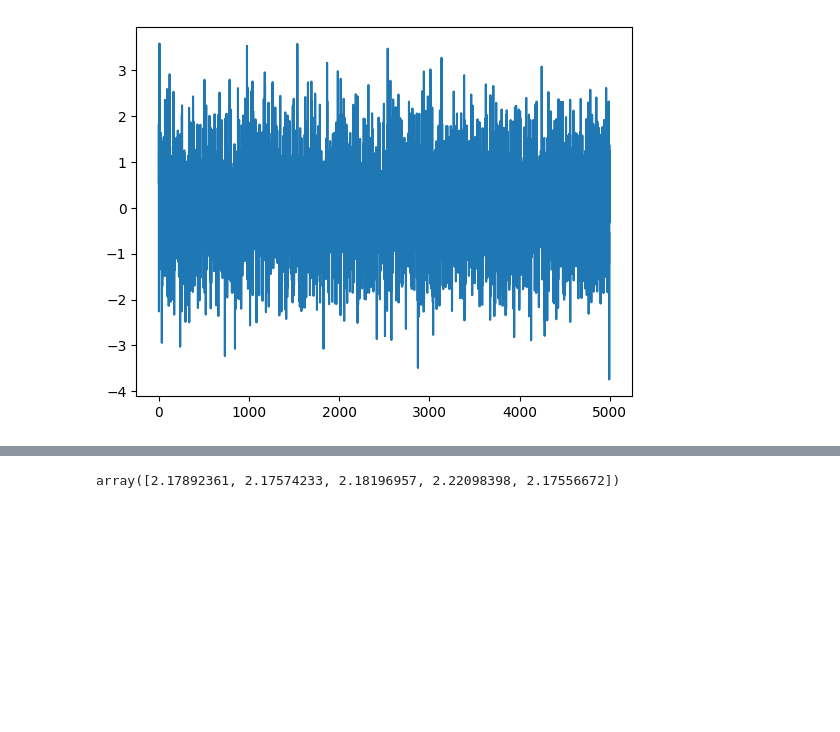
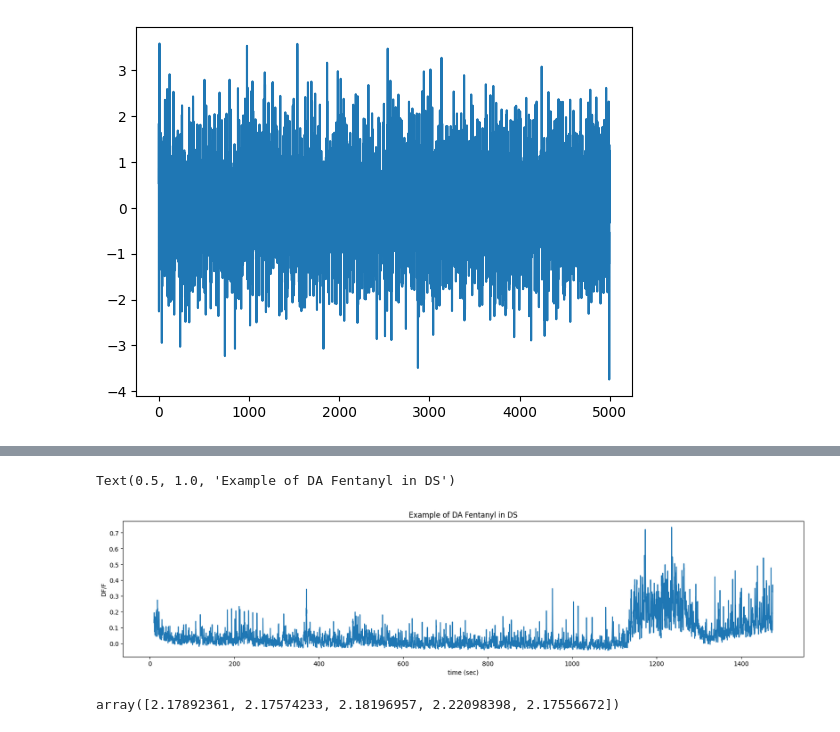
Before and after one commit to mariarv/SE_DA_FPM, a Jupyter notebook: scripts/Varioous.ipynb, the cells around one changed output, grey strips where cells are left out. Cells and saved outputs as stored; diff of their text form; code cells hidden in the pictures; blank space fills up the shorter version.

```diff
--- a/scripts/Varioous.ipynb
+++ b/scripts/Varioous.ipynb
@@ -11,5 +11,5 @@ plt.plot(X)
 [<matplotlib.lines.Line2D at 0x...>]
 [figure]
 # %%
-PICKLE_FILE_PATH_DS = '/Users/reva/Documents/Python/SE_DA_FPM/data/df_combined_ds.pkl'
+PICKLE_FILE_PATH_DS = '/Users/reva/Documents/Python/SE_DA_FPM/data/df_combined_SE_all_drugs.pkl'
 df = pd.read_pickle(PICKLE_FILE_PATH_DS)
@@ -18,3 +28,18 @@ ModuleNotFoundError: No module named 'numpy._core'
+# %%
+plt.figure(figsize=(20, 4))
+time_points = np.arange(0, 1500000)
+fs = 1017  # Sampling rate in Hz
+
+# Convert time points to seconds
+time_in_seconds = time_points / fs
+plt.plot(time_in_seconds[10000:1500000],df["bl_rec_data"][31][10000:1500000])
+plt.ylabel("DF/F")
+plt.xlabel("time (sec)")
+plt.title("Example of DA Fentanyl in DS")
+#plt.ylim([-0.1, 0.44])
+# %% [output]
+Text(0.5, 1.0, 'Example of DA Fentanyl in DS')
+[figure, added]
 # %%
 df['file_prefix'] = df['file'].apply(lambda x: x.split('_')[0])
 
```
Also changed, not shown: parts of 3 cells of this notebook, 8 other files.
